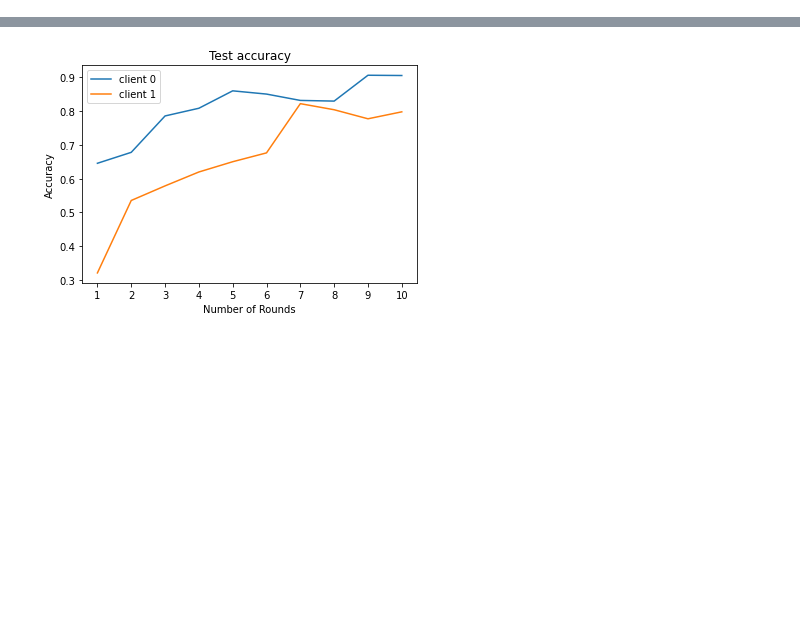
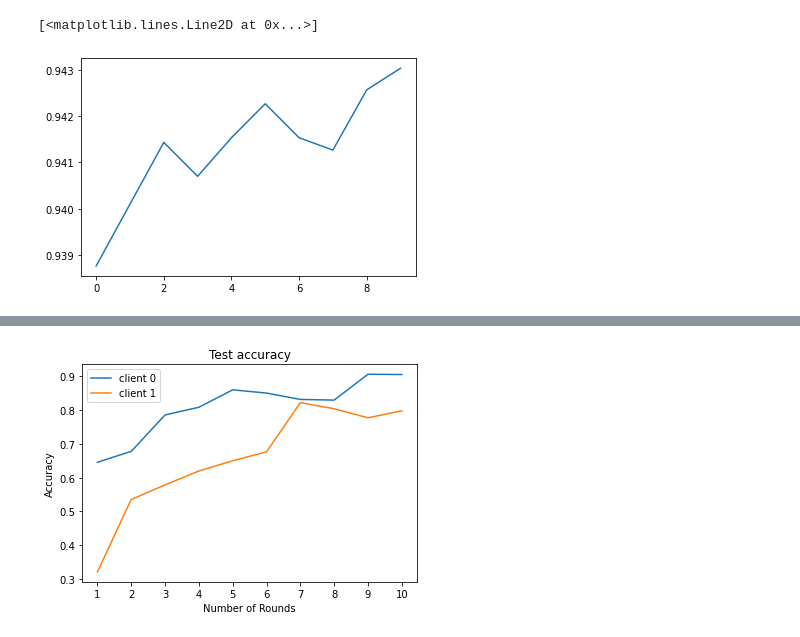
Before and after one commit to Zigolox/Federated-Learning-On-RPi, a Jupyter notebook: src/Untitled.ipynb, the cells around one changed output, grey strips where cells are left out. Saved outputs shown, nothing was run; the diff lists cells and outputs as text; code cells hidden in the pictures; blank space fills up the shorter version.

```diff
--- a/src/Untitled.ipynb
+++ b/src/Untitled.ipynb
@@ -3,0 +35,18 @@ import matplotlib.pyplot as plt
+# %%
+acc, loss = np.empty((10,3,10)),np.empty((10,3,10))
+for i,frac in enumerate(np.arange(0.1,1.1,0.1)):
+    for j in range(3):
+        a = simulation(10, 10, frac, 3, True)
+
+        acc[i][j] = np.array(a.metrics_centralized["accuracy"])[1:,1]
+        loss[i][j] = np.array(a.losses_centralized)[1:,1]
+    print(i)
+# %%
+acc, loss = np.empty((10,3,10)),np.empty((10,3,10))
+for i,frac in enumerate(np.arange(0.1,1.1,0.1)):
+    for j in range(3):
+        a = simulation(10, 10, frac, 3, True)
+
+        acc[i][j] = np.array(a.metrics_centralized["accuracy"])[1:,1]
+        loss[i][j] = np.array(a.losses_centralized)[1:,1]
+    print(i)
@@ -3,0 +64,6 @@ import matplotlib.pyplot as plt
+# %%
+#plt.plot(np.array(a.metrics_centralized["accuracy"])[1:,1])
+plt.plot(np.average(acc.T,axis=1)[-1])
+# %% [output]
+[<matplotlib.lines.Line2D at 0x...>]
+[figure, added]
```
Also changed, not shown: parts of 12 cells of this notebook, 1 other file.
